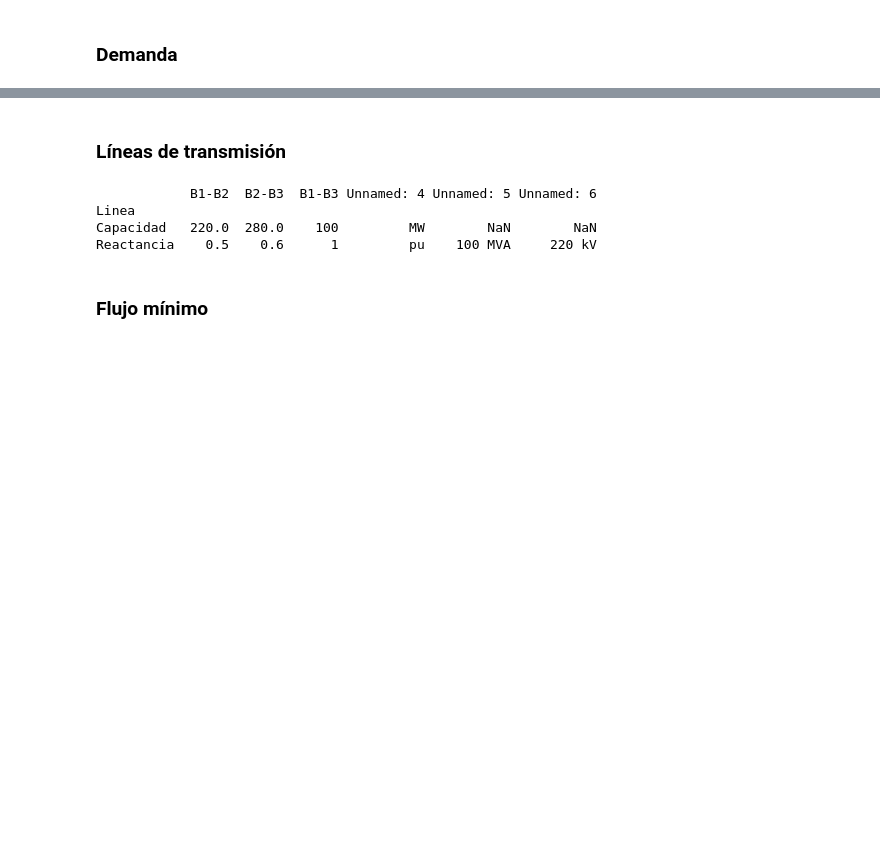
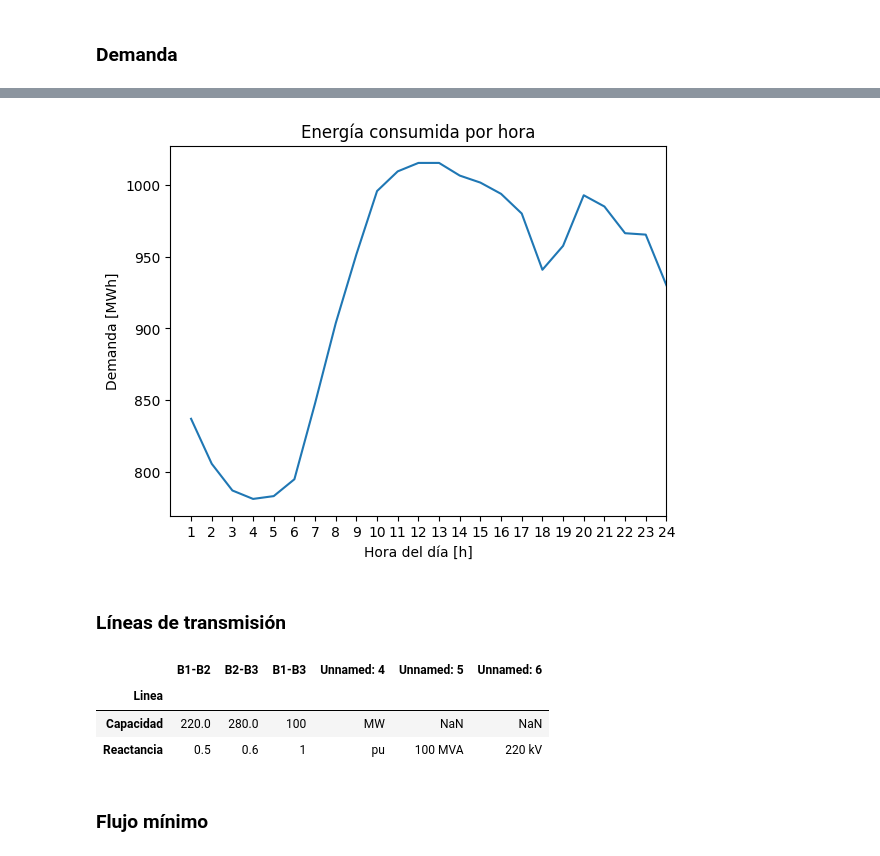
Before and after one commit to pabloajimenezc/Tarea_2_OSEP_2023_1, a Jupyter notebook: T2.ipynb, the cells around one changed output, grey strips where cells are left out. Saved outputs shown, nothing was run; the diff lists cells and outputs as text; code cells hidden in the pictures; blank space fills up the shorter version.

```diff
--- a/T2.ipynb
+++ b/T2.ipynb
@@ -275,13 +265,23 @@ Hora
+# %%
+plt.plot(Perfil_horario)
+plt.xlabel("Hora del día [h]")
+plt.ylabel("Demanda [MWh]")
+plt.xlim([0, 24])
+plt.xticks(list(range(1,25)))
+plt.title("Energía consumida por hora")
+plt.show()
+# %% [output]
+[figure, added]
 # %% [markdown]
 ### Líneas de transmisión
 # %%
 Transmision = pd.read_excel("Datos_gen.xlsx", sheet_name="Transmision", index_col=0)
-print(Transmision)
+Transmision
 # %% [output]
-            B1-B2  B2-B3  B1-B3 Unnamed: 4 Unnamed: 5 Unnamed: 6
-Linea
-Capacidad   220.0  280.0    100         MW        NaN        NaN
-Reactancia    0.5    0.6      1         pu    100 MVA     220 kV
+|  | B1-B2 | B2-B3 | B1-B3 | Unnamed: 4 | Unnamed: 5 | Unnamed: 6 |
+| Linea |  |  |  |  |  |  |
+| Capacidad | 220.0 | 280.0 | 100 | MW | NaN | NaN |
+| Reactancia | 0.5 | 0.6 | 1 | pu | 100 MVA | 220 kV |
 # %% [markdown]
 ### Flujo mínimo
 # %%
```
Also changed, not shown: parts of 34 cells of this notebook.
